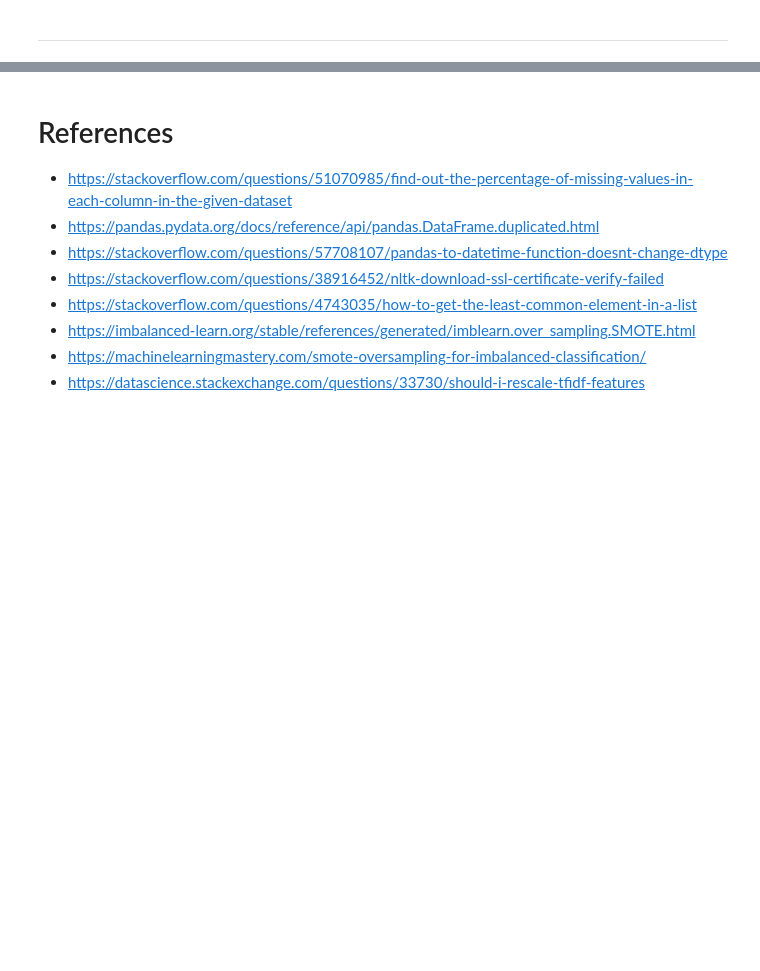
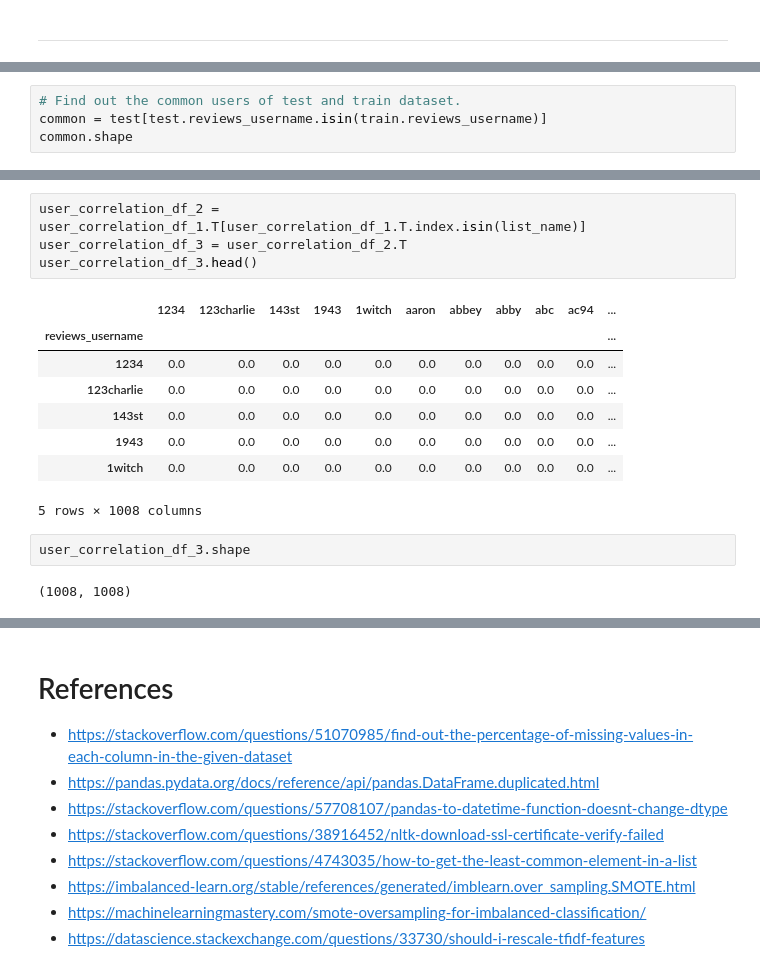
Before and after one commit to ayushxx7/SentimentBasedProductRecommendationSystem, a Jupyter notebook: capstone.ipynb, the cells around one changed output, grey strips where cells are left out. Saved outputs shown, nothing was run; the diff lists cells and outputs as text; blank space fills up the shorter version.

```diff
--- a/capstone.ipynb
+++ b/capstone.ipynb
@@ -2467,0 +2637,4 @@ joblib.dump(mnb, 'mnb.pkl')
+# %%
+# Find out the common users of test and train dataset.
+common = test[test.reviews_username.isin(train.reviews_username)]
+common.shape
@@ -2467,0 +2683,17 @@ joblib.dump(mnb, 'mnb.pkl')
+# %%
+user_correlation_df_2 = user_correlation_df_1.T[user_correlation_df_1.T.index.isin(list_name)]
+user_correlation_df_3 = user_correlation_df_2.T
+user_correlation_df_3.head()
+# %% [output]
+|  | 1234 | 123charlie | 143st | 1943 | 1witch | aaron | abbey | abby | abc | ac94 | ... |
+| reviews_username |  |  |  |  |  |  |  |  |  |  | ... |
+| 1234 | 0.0 | 0.0 | 0.0 | 0.0 | 0.0 | 0.0 | 0.0 | 0.0 | 0.0 | 0.0 | ... |
+| 123charlie | 0.0 | 0.0 | 0.0 | 0.0 | 0.0 | 0.0 | 0.0 | 0.0 | 0.0 | 0.0 | ... |
+| 143st | 0.0 | 0.0 | 0.0 | 0.0 | 0.0 | 0.0 | 0.0 | 0.0 | 0.0 | 0.0 | ... |
+| 1943 | 0.0 | 0.0 | 0.0 | 0.0 | 0.0 | 0.0 | 0.0 | 0.0 | 0.0 | 0.0 | ... |
+| 1witch | 0.0 | 0.0 | 0.0 | 0.0 | 0.0 | 0.0 | 0.0 | 0.0 | 0.0 | 0.0 | ... |
+5 rows × 1008 columns
+# %%
+user_correlation_df_3.shape
+# %% [output]
+(1008, 1008)
```
Also changed, not shown: parts of 112 cells of this notebook, 1 other file.
